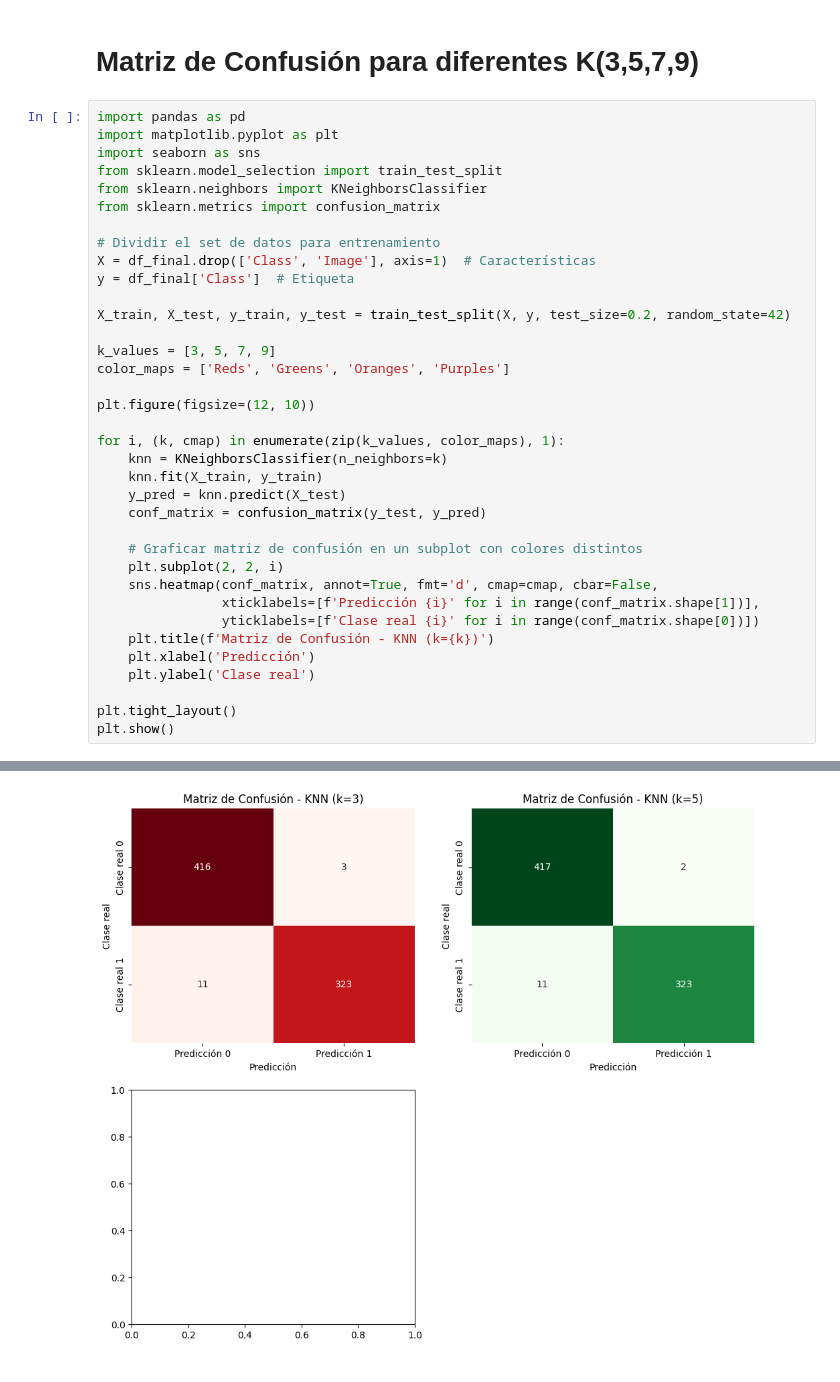
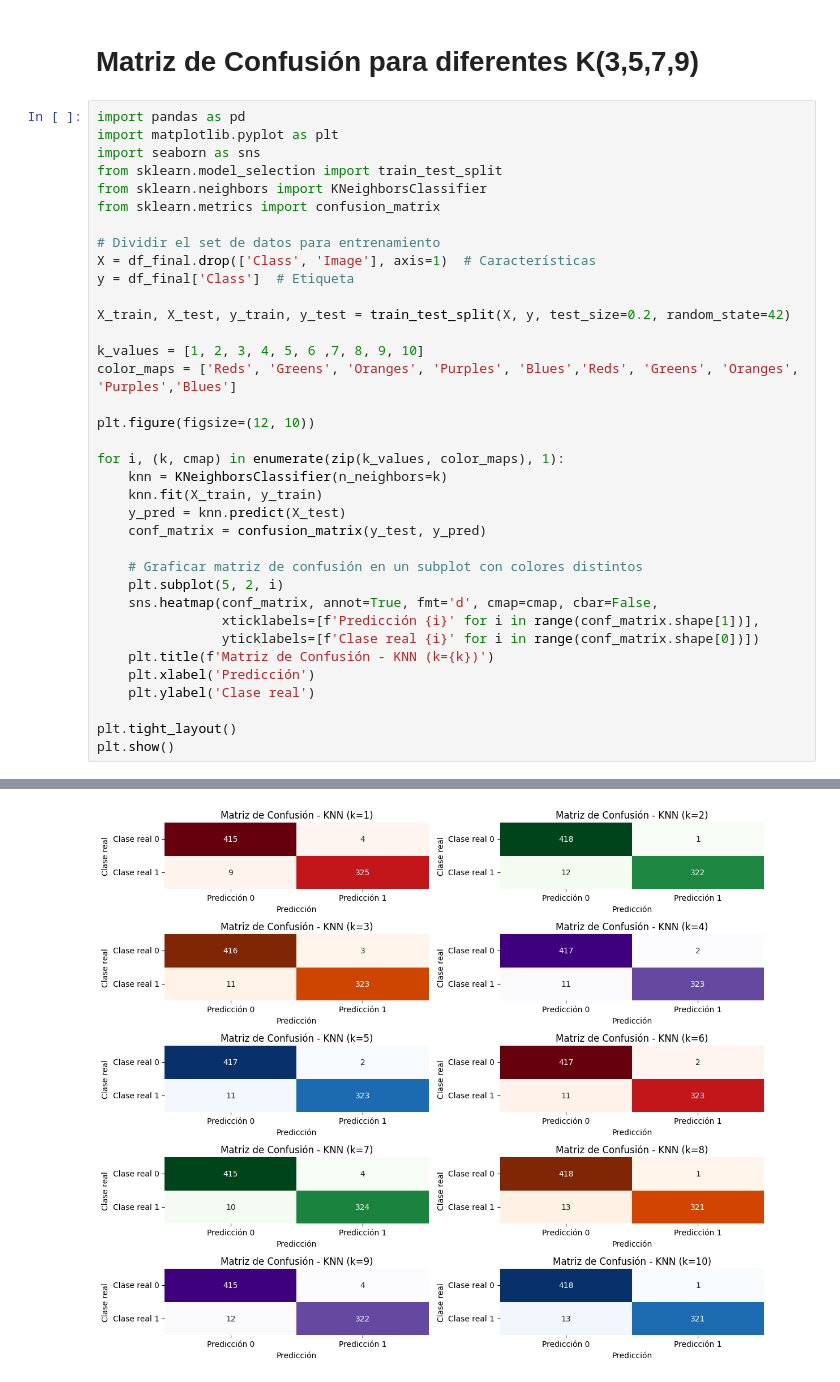
Before and after one commit to andreww44/MachineLearningBrainTumor, a Jupyter notebook: set2MachineLearning.ipynb, the cells around one changed output, grey strips where cells are left out. Drawn from its saved outputs; the diff is of its cells as text.

```diff
--- a/set2MachineLearning.ipynb
+++ b/set2MachineLearning.ipynb
@@ -123,8 +123,8 @@ y = df_final['Class']  # Etiqueta
 
 X_train, X_test, y_train, y_test = train_test_split(X, y, test_size=0.2, random_state=42)
 
-k_values = [3, 5, 7, 9]
-color_maps = ['Reds', 'Greens', 'Oranges', 'Purples']
+k_values = [1, 2, 3, 4, 5, 6 ,7, 8, 9, 10]
+color_maps = ['Reds', 'Greens', 'Oranges', 'Purples', 'Blues','Reds', 'Greens', 'Oranges', 'Purples','Blues']
 
 plt.figure(figsize=(12, 10))
 
@@ -135,7 +135,7 @@ for i, (k, cmap) in enumerate(zip(k_values, color_maps), 1):
     conf_matrix = confusion_matrix(y_test, y_pred)
 
     # Graficar matriz de confusión en un subplot con colores distintos
-    plt.subplot(2, 2, i)
+    plt.subplot(5, 2, i)
     sns.heatmap(conf_matrix, annot=True, fmt='d', cmap=cmap, cbar=False,
                 xticklabels=[f'Predicción {i}' for i in range(conf_matrix.shape[1])],
                 yticklabels=[f'Clase real {i}' for i in range(conf_matrix.shape[0])])
@@ -150 +149 @@ KeyError: "'Yellows' is not a known colormap name"
-[figure, old version]
+[figure, new version]
```
Also changed, not shown: parts of 2 cells of this notebook.
